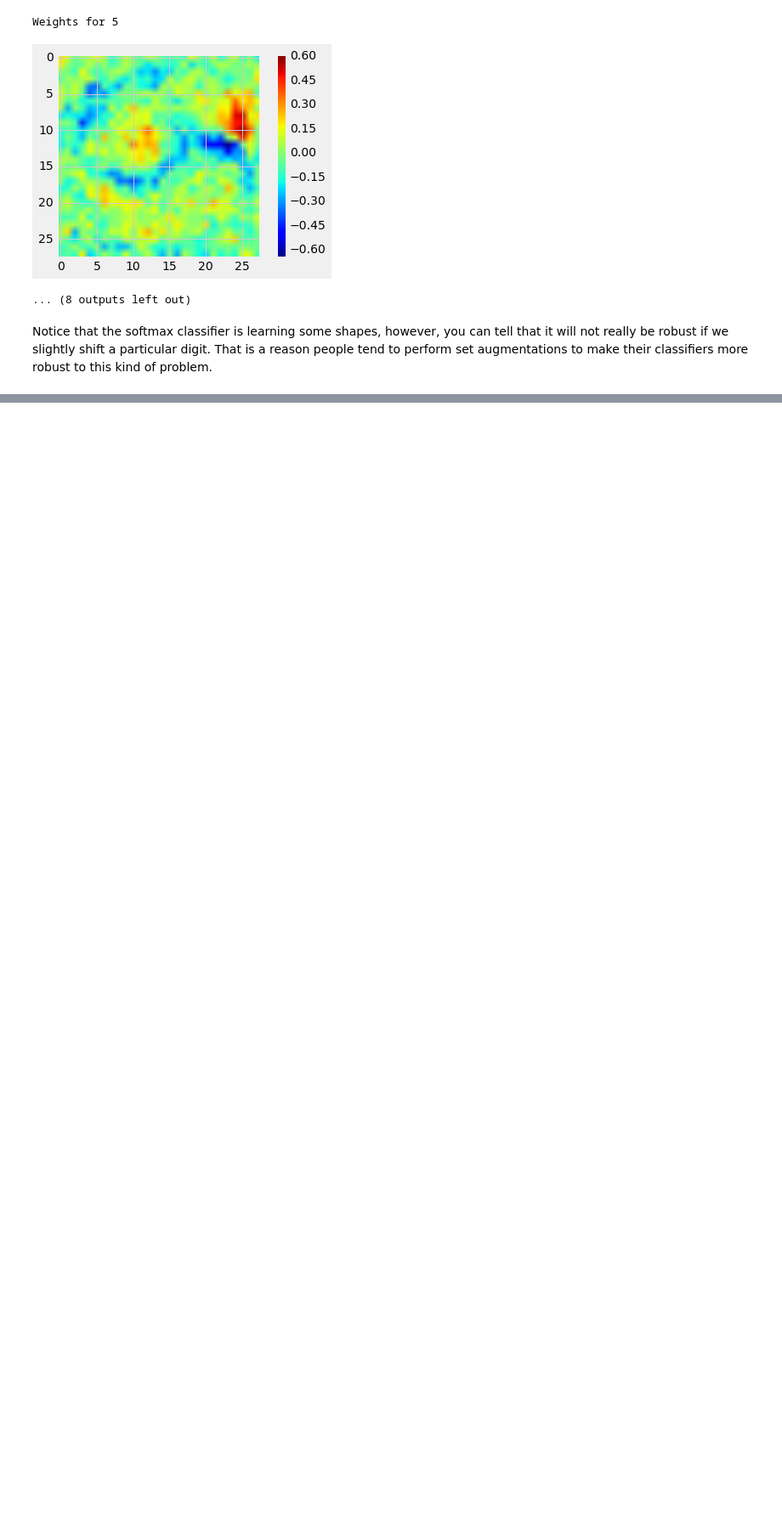
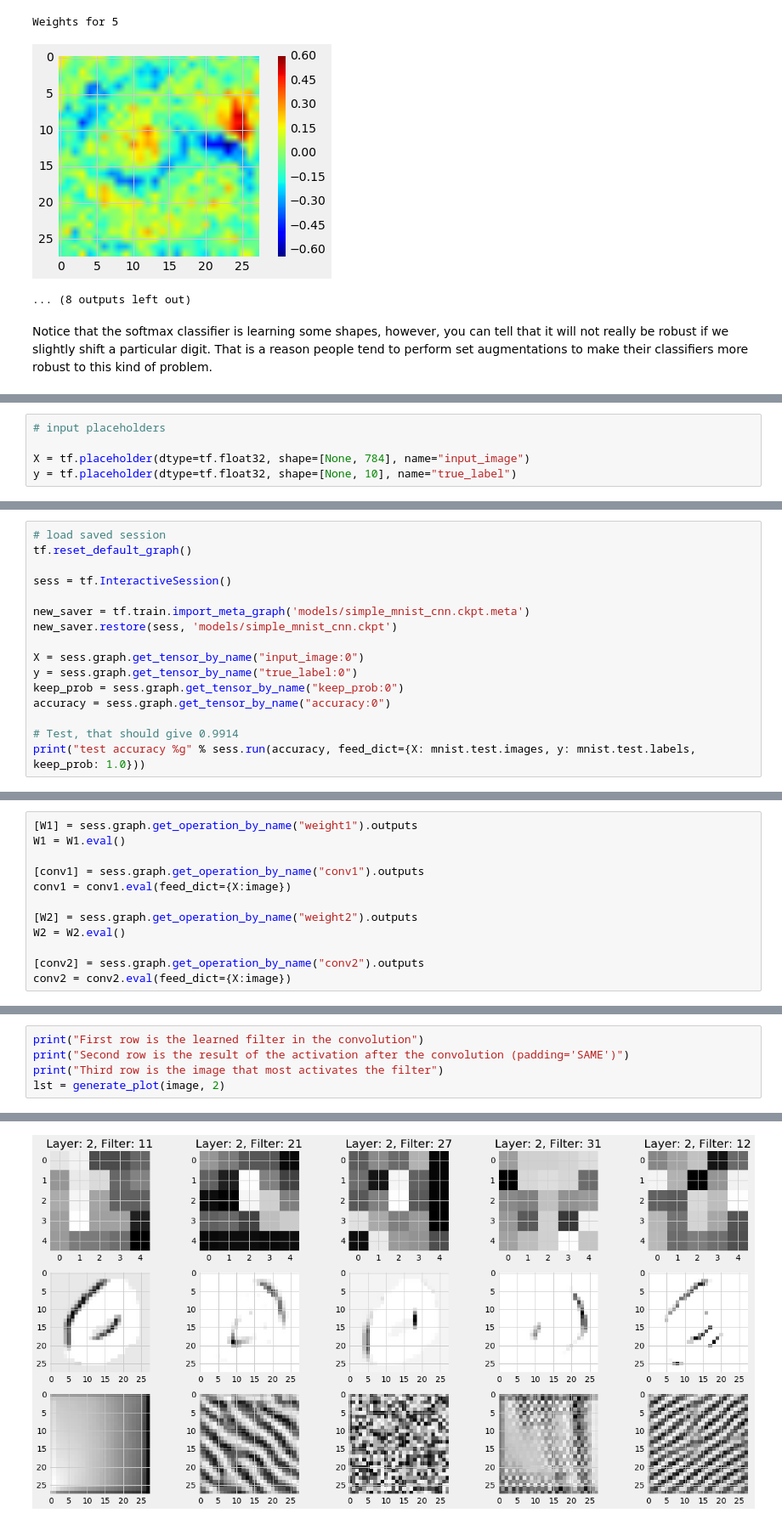
Before and after one commit to oikobill/NLP, a Jupyter notebook: transfer_learning/visualizing_NNs.ipynb, the cells around one changed output, grey strips where cells are left out. Shown at 85% size. Saved outputs shown, nothing was run; the diff lists cells and outputs as text; blank space fills up the shorter version.

```diff
--- a/transfer_learning/visualizing_NNs.ipynb
+++ b/transfer_learning/visualizing_NNs.ipynb
@@ -214,0 +234,5 @@ Notice that the softmax classifier is learning some shapes, however, you can tel
+# %%
+# input placeholders
+
+X = tf.placeholder(dtype=tf.float32, shape=[None, 784], name="input_image")
+y = tf.placeholder(dtype=tf.float32, shape=[None, 10], name="true_label")
@@ -214,0 +311,16 @@ Notice that the softmax classifier is learning some shapes, however, you can tel
+# %%
+# load saved session
+tf.reset_default_graph()
+
+sess = tf.InteractiveSession()
+
+new_saver = tf.train.import_meta_graph('models/simple_mnist_cnn.ckpt.meta')
+new_saver.restore(sess, 'models/simple_mnist_cnn.ckpt')
+
+X = sess.graph.get_tensor_by_name("input_image:0")
+y = sess.graph.get_tensor_by_name("true_label:0")
+keep_prob = sess.graph.get_tensor_by_name("keep_prob:0")
+accuracy = sess.graph.get_tensor_by_name("accuracy:0")
+
+# Test, that should give 0.9914
+print("test accuracy %g" % sess.run(accuracy, feed_dict={X: mnist.test.images, y: mnist.test.labels, keep_prob: 1.0}))
@@ -214,0 +340,12 @@ Notice that the softmax classifier is learning some shapes, however, you can tel
+# %%
+[W1] = sess.graph.get_operation_by_name("weight1").outputs
+W1 = W1.eval()
+
+[conv1] = sess.graph.get_operation_by_name("conv1").outputs
+conv1 = conv1.eval(feed_dict={X:image})
+
+[W2] = sess.graph.get_operation_by_name("weight2").outputs
+W2 = W2.eval()
+
+[conv2] = sess.graph.get_operation_by_name("conv2").outputs
+conv2 = conv2.eval(feed_dict={X:image})
@@ -214,0 +426,6 @@ Notice that the softmax classifier is learning some shapes, however, you can tel
+# %%
+print("First row is the learned filter in the convolution")
+print("Second row is the result of the activation after the convolution (padding='SAME')")
+print("Third row is the image that most activates the filter")
+lst = generate_plot(image, 2)
+# %% [output]
@@ -214,0 +435 @@ Notice that the softmax classifier is learning some shapes, however, you can tel
+[figure, added]
```
Also changed, not shown: parts of 16 cells of this notebook.
